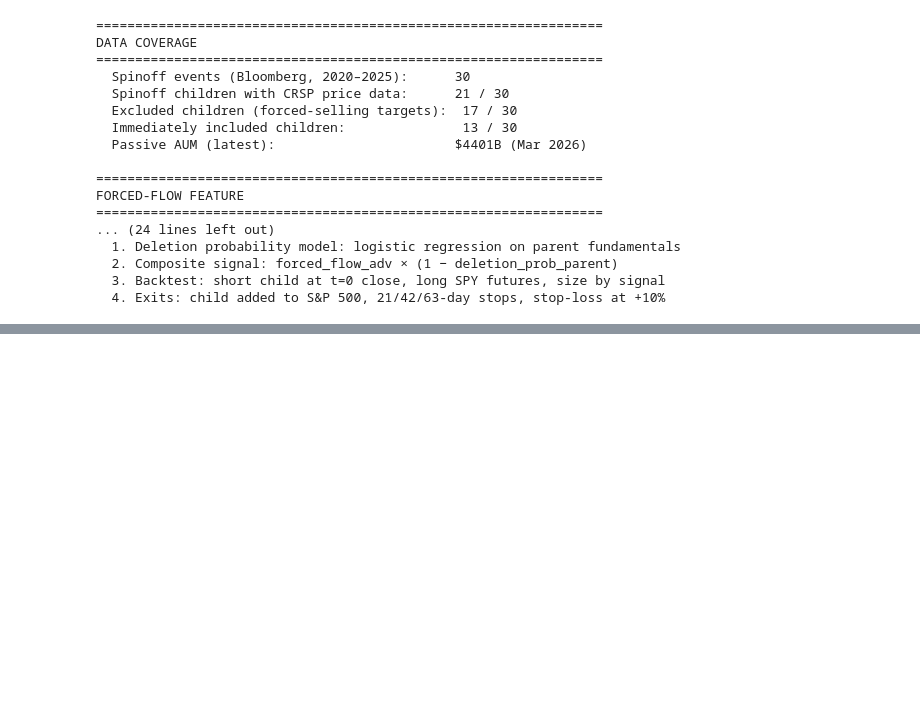
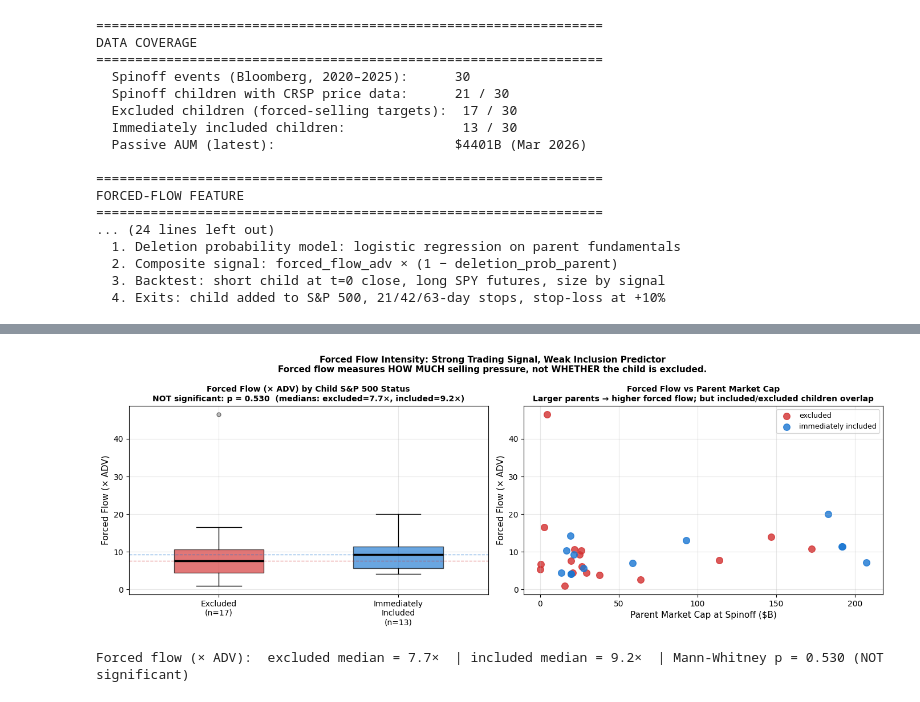
Before and after one commit to ElouanBahri/index-spinoff-arbitrage, a Jupyter notebook: eda.ipynb, the cells around one changed output, grey strips where cells are left out. Drawn from its saved outputs; the diff is of its cells as text; code cells hidden in the pictures; blank space fills up the shorter version.

```diff
--- a/eda.ipynb
+++ b/eda.ipynb
@@ -805,0 +974,63 @@ FORCED-FLOW FEATURE
+# %%
+fig, axes = plt.subplots(1, 2, figsize=(14, 5))
+
+# Panel 1: Box plot of forced flow by inclusion status
+excl_ff = model_df[model_df['inclusion_status'] == 'excluded']['forced_flow_adv'].dropna()
+incl_ff = model_df[model_df['inclusion_status'] == 'immediately included']['forced_flow_adv'].dropna()
+stat_ff, p_ff = stats.mannwhitneyu(excl_ff, incl_ff, alternative='two-sided')
+
+bp = axes[0].boxplot(
+    [excl_ff, incl_ff], patch_artist=True, widths=0.5,
+    medianprops=dict(color='black', linewidth=2.5)
+)
+for patch, color in zip(bp['boxes'],
+    [COLOR_MAP['excluded'], COLOR_MAP['immediately included']]):
+    patch.set_facecolor(color); patch.set_alpha(0.65)
+for flier in bp['fliers']:
+    flier.set(marker='o', markerfacecolor='grey', alpha=0.5, markersize=5)
+
+axes[0].set_xticks([1, 2])
+axes[0].set_xticklabels([f'Excluded\n(n={len(excl_ff)})',
+                          f'Immediately\nIncluded\n(n={len(incl_ff)})'], fontsize=10)
+axes[0].set_ylabel('Forced Flow (× ADV)', fontsize=11)
+axes[0].axhline(excl_ff.median(), color=COLOR_MAP['excluded'],
+                linestyle='--', alpha=0.5, lw=1)
+axes[0].axhline(incl_ff.median(), color=COLOR_MAP['immediately included'],
+                linestyle='--', alpha=0.5, lw=1)
+axes[0].set_title(
+    f'Forced Flow (× ADV) by Child S&P 500 Status\n'
+    f'NOT significant: p = {p_ff:.3f}  (medians: excluded={excl_ff.median():.1f}×, included={incl_ff.median():.1f}×)',
+    fontweight='bold', fontsize=10
+)
+
+# Panel 2: Scatter — forced flow vs parent mktcap, colored by inclusion
+for status, grp in model_df.groupby('inclusion_status'):
+    axes[1].scatter(
+        grp['parent_mktcap_usd'] / 1e9,
+        grp['forced_flow_adv'],
+        color=COLOR_MAP.get(status, 'grey'),
+        label=status, alpha=0.8, s=70
+    )
+axes[1].set_xlabel('Parent Market Cap at Spinoff ($B)', fontsize=11)
+axes[1].set_ylabel('Forced Flow (× ADV)', fontsize=11)
+axes[1].set_title(
+    'Forced Flow vs Parent Market Cap\n'
+    'Larger parents → higher forced flow; but included/excluded children overlap',
+    fontweight='bold', fontsize=10
+)
+axes[1].legend(fontsize=9)
+
+plt.suptitle(
+    'Forced Flow Intensity: Strong Trading Signal, Weak Inclusion Predictor\n'
+    'Forced flow measures HOW MUCH selling pressure, not WHETHER the child is excluded.',
+    fontsize=11, fontweight='bold'
+)
+plt.tight_layout()
+plt.show()
+
+print(f'Forced flow (× ADV):  excluded median = {excl_ff.median():.1f}×  '
+      f'| included median = {incl_ff.median():.1f}×  '
+      f'| Mann-Whitney p = {p_ff:.3f} (NOT significant)')
+# %% [output]
+[figure, added]
+Forced flow (× ADV):  excluded median = 7.7×  | included median = 9.2×  | Mann-Whitney p = 0.530 (NOT significant)
```
Also changed, not shown: parts of 17 cells of this notebook, 15 other files.
